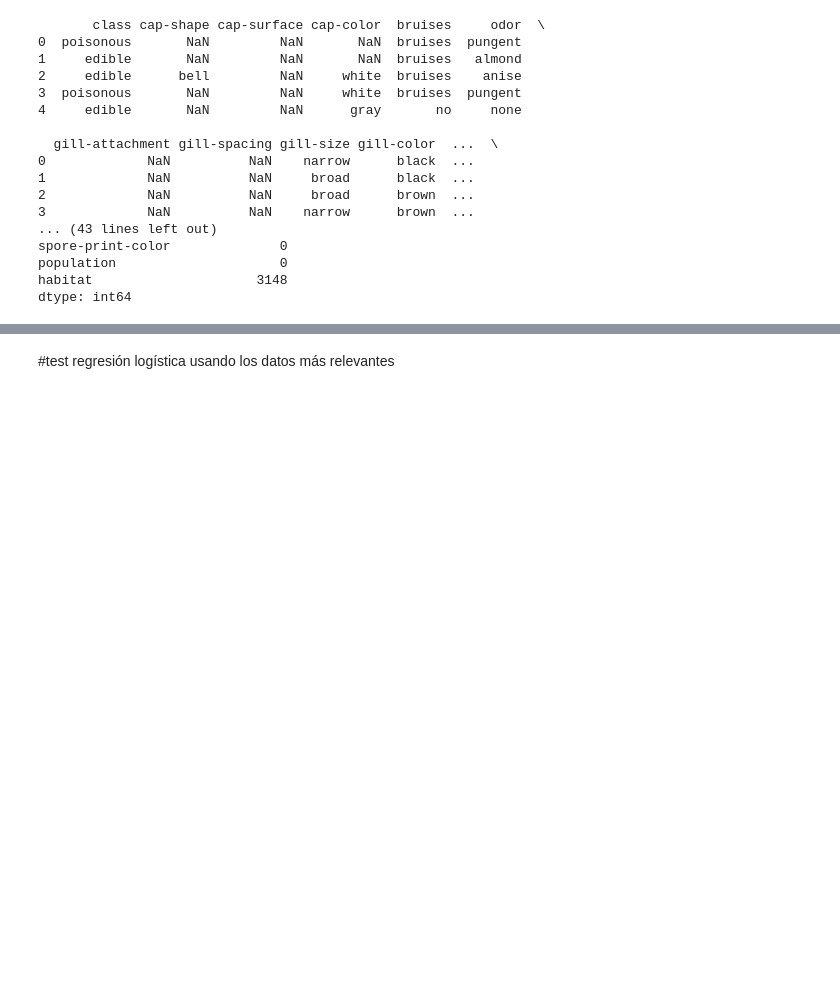
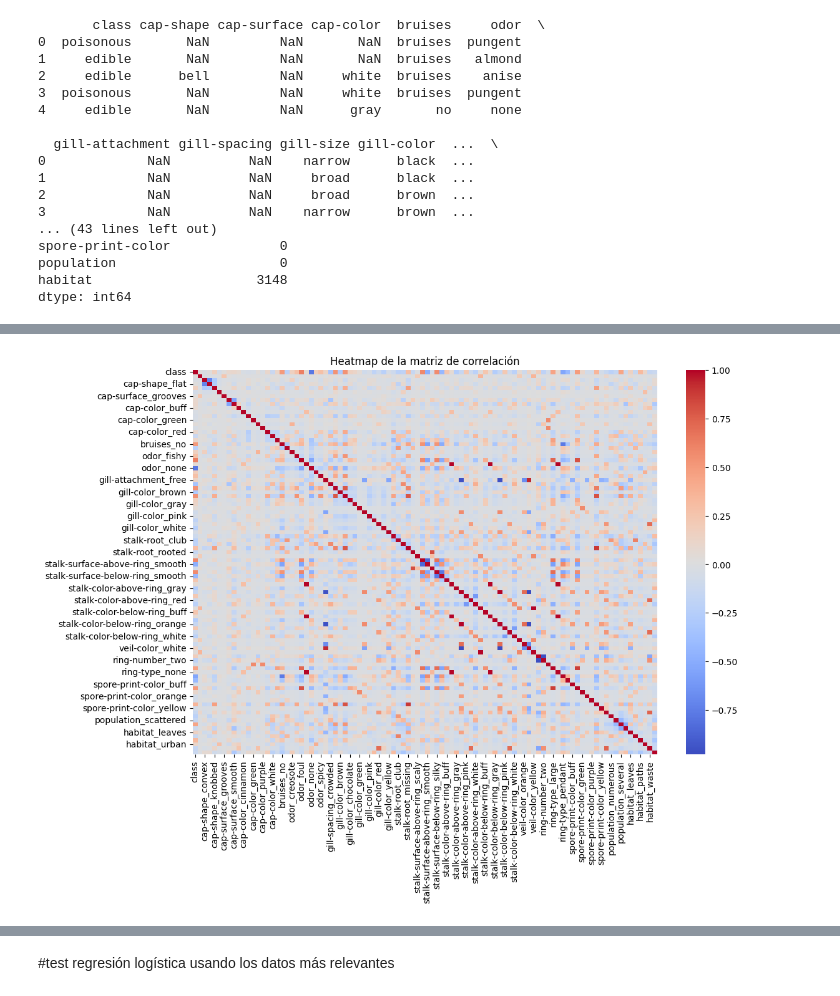
Before and after one commit to bringol/IA_TP_GRUPO_2, a Jupyter notebook: Dataset_no_me_comas.ipynb, the cells around one changed output, grey strips where cells are left out. Drawn from its saved outputs; the diff is of its cells as text; code cells hidden in the pictures; blank space fills up the shorter version.

```diff
--- a/Dataset_no_me_comas.ipynb
+++ b/Dataset_no_me_comas.ipynb
@@ -316,0 +415,9 @@ print(corr_matrix['class_poisonous'].sort_values(ascending=False))
+# %%
+#@title Visualización de la Matriz de Correlación Completa
+# Visualizar la matriz de correlación como un heatmap
+plt.figure(figsize=(12, 8))
+sns.heatmap(corr_matrix, cmap='coolwarm', annot=False)
+plt.title('Heatmap de la matriz de correlación')
+plt.show()
+# %% [output]
+[figure, added]
```
Also changed, not shown: parts of 20 cells of this notebook.
